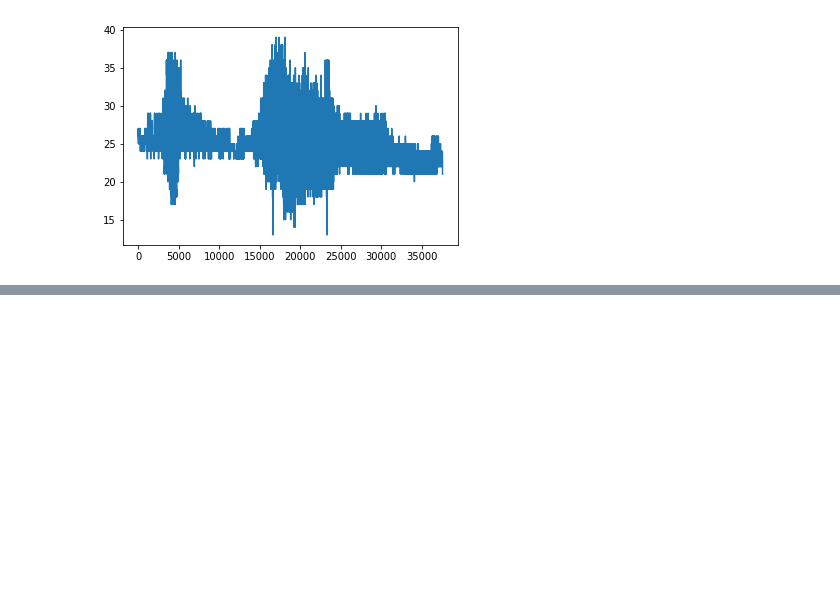
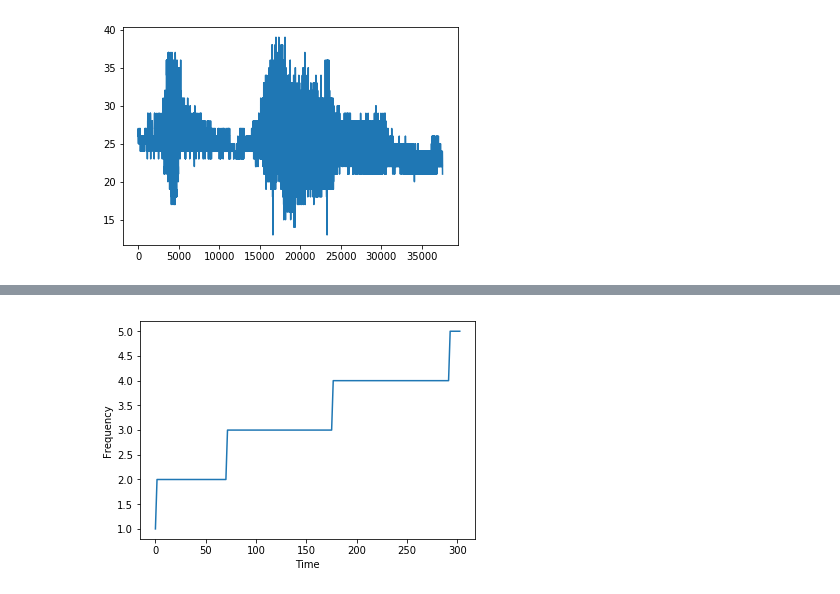
Before and after one commit to balintkaszas/boSchlieren, a Jupyter notebook: 0404.ipynb, the cells around one changed output, grey strips where cells are left out. Cells and saved outputs as stored; diff of their text form; code cells hidden in the pictures; blank space fills up the shorter version.

```diff
--- a/0404.ipynb
+++ b/0404.ipynb
@@ -361,0 +373,7 @@ asd = np.loadtxt('asd.dat', skiprows=2)
+# %%
+plt.plot(np.arange(0., Zxxint.shape[1], 1)[:-5]*35/22., np.argmax(np.abs(Zxxint), axis=0)[:-5])
+plt.xlabel('Time')
+plt.ylabel('Frequency')
+plt.show()
+# %% [output]
+[figure, added]
```
Also changed, not shown: parts of 3 cells of this notebook.
